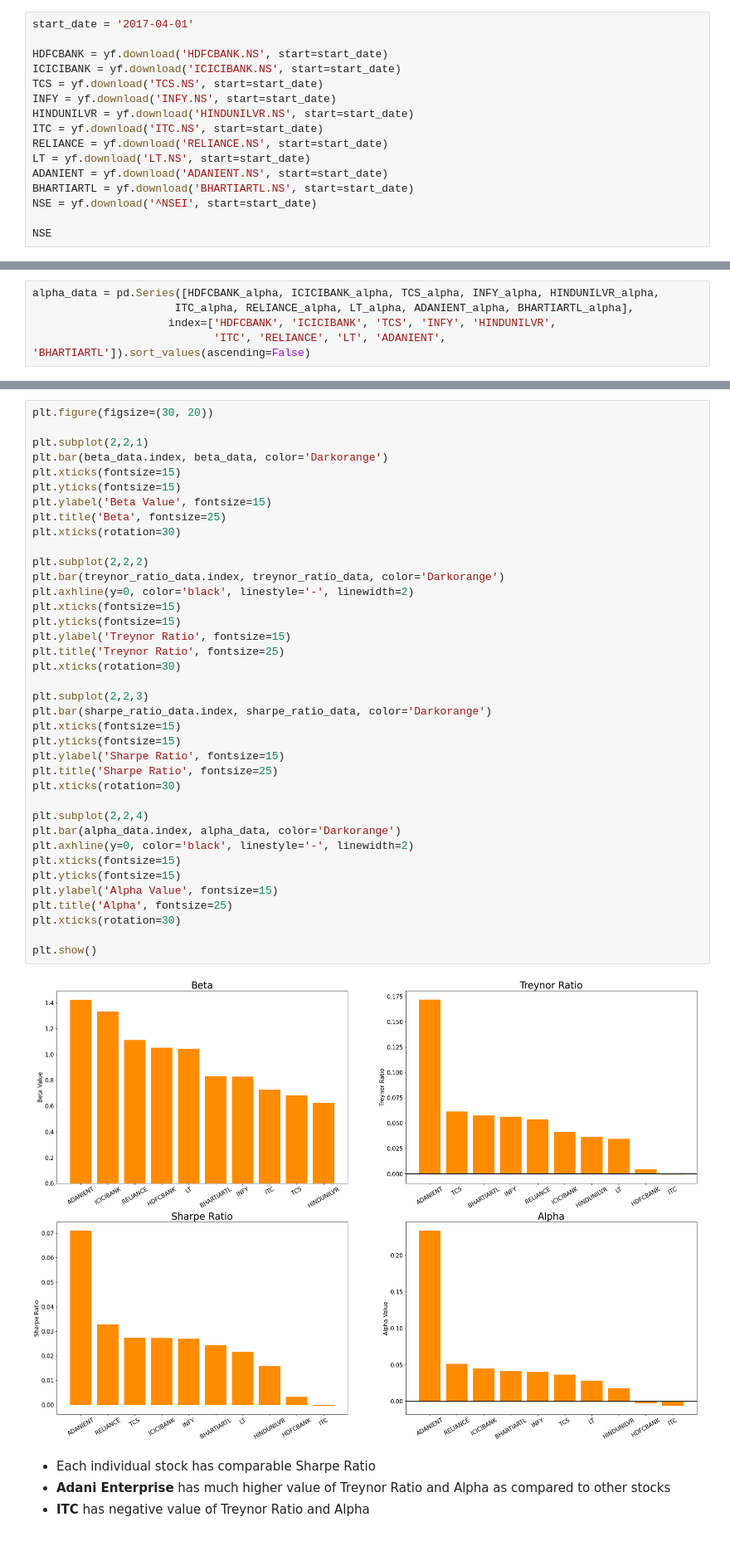
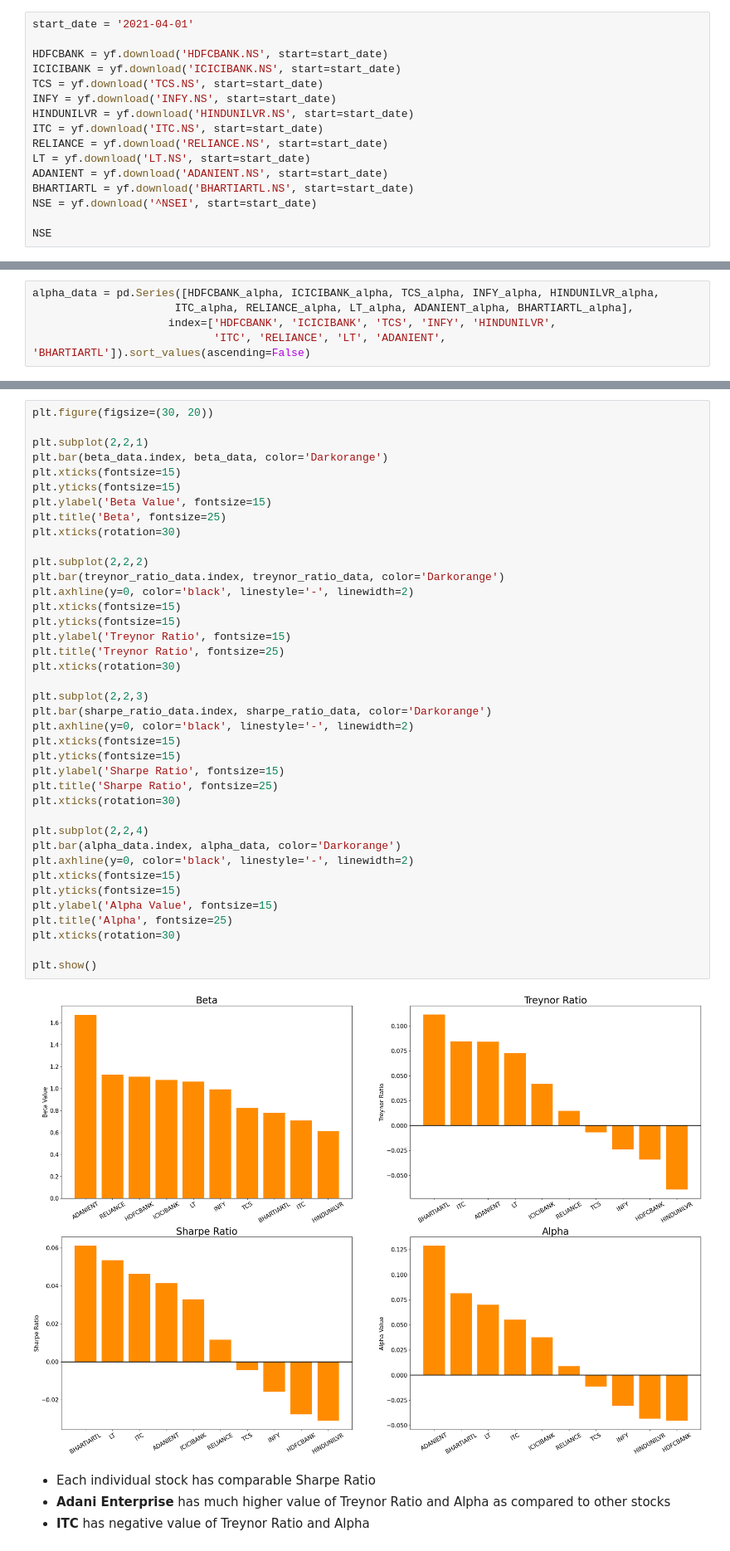
Before and after one commit to VIDIT-9/Portfolio-Optimization, a Jupyter notebook: Portifolio Optimization.ipynb, the cells around one changed output, grey strips where cells are left out. Shown at 83% size. Saved outputs shown, nothing was run; the diff lists cells and outputs as text.

```diff
--- a/Portifolio Optimization.ipynb
+++ b/Portifolio Optimization.ipynb
@@ -31,7 +31,7 @@ warnings.filterwarnings(action= 'ignore')
 * BHARTIARTL - Bharti Airtel (Telecom)
 * ^NSE - Nifty 50 index (enchmark index that represents the performance of the 50 largest and most liquid stocks listed on the NSE)
 # %%
-start_date = '2017-04-01'
+start_date = '2021-04-01'
 
 HDFCBANK = yf.download('HDFCBANK.NS', start=start_date)
 ICICIBANK = yf.download('ICICIBANK.NS', start=start_date)
@@ -271,34 +519,35 @@ plt.title('Beta', fontsize=25)
 plt.xticks(rotation=30)
 
 plt.subplot(2,2,2)
 plt.bar(treynor_ratio_data.index, treynor_ratio_data, color='Darkorange')
 plt.axhline(y=0, color='black', linestyle='-', linewidth=2)
 plt.xticks(fontsize=15)
 plt.yticks(fontsize=15)
 plt.ylabel('Treynor Ratio', fontsize=15)
 plt.title('Treynor Ratio', fontsize=25)
 plt.xticks(rotation=30)
 
 plt.subplot(2,2,3)
 plt.bar(sharpe_ratio_data.index, sharpe_ratio_data, color='Darkorange')
+plt.axhline(y=0, color='black', linestyle='-', linewidth=2)
 plt.xticks(fontsize=15)
 plt.yticks(fontsize=15)
 plt.ylabel('Sharpe Ratio', fontsize=15)
 plt.title('Sharpe Ratio', fontsize=25)
 plt.xticks(rotation=30)
 
 plt.subplot(2,2,4)
 plt.bar(alpha_data.index, alpha_data, color='Darkorange')
 plt.axhline(y=0, color='black', linestyle='-', linewidth=2)
 plt.xticks(fontsize=15)
 plt.yticks(fontsize=15)
 plt.ylabel('Alpha Value', fontsize=15)
 plt.title('Alpha', fontsize=25)
 plt.xticks(rotation=30)
 
 plt.show()
 # %% [output]
-[figure, old version]
+[figure, new version]
 # %% [markdown]
 * Each individual stock has comparable Sharpe Ratio
 * **Adani Enterprise** has much higher value of Treynor Ratio and Alpha as compared to other stocks
```
Also changed, not shown: parts of 42 cells of this notebook.
